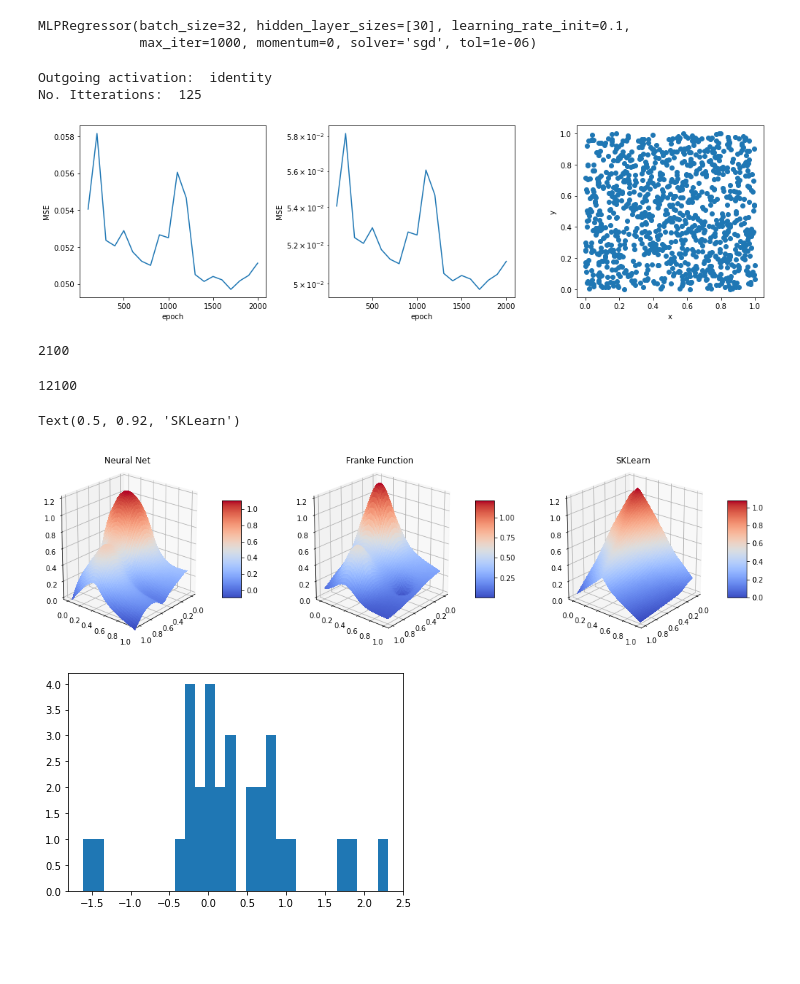
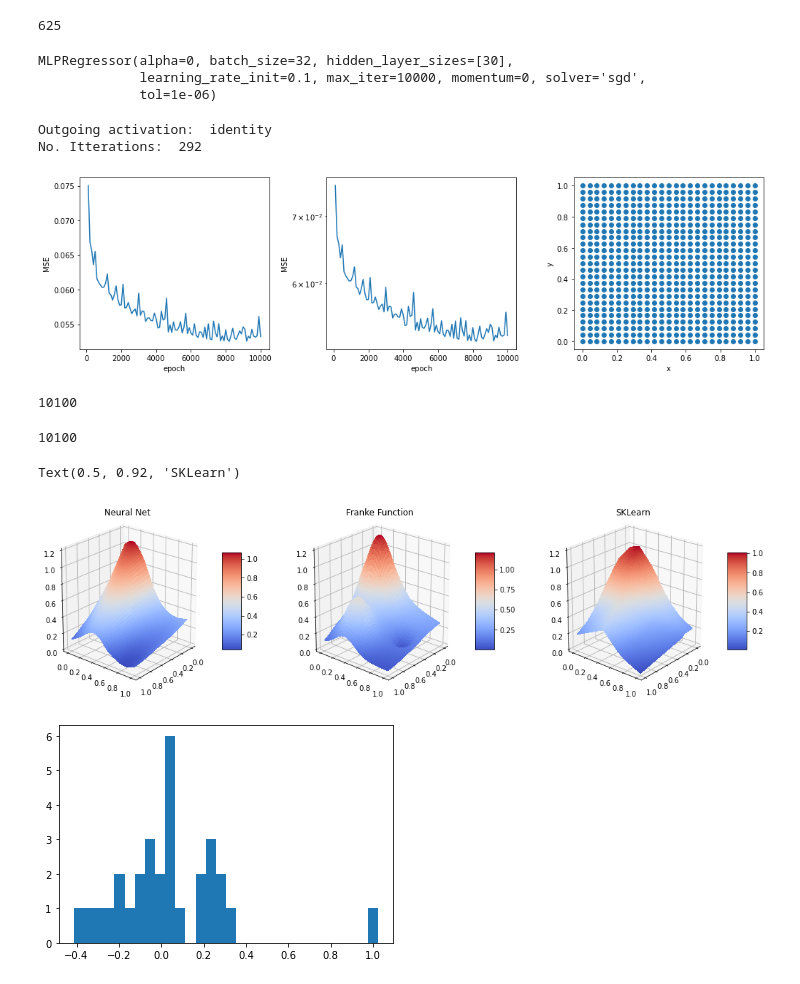
Before and after one commit to nicholaskarlsen/FYS-STK4155, a Jupyter notebook: project_2/notebooks/NN_playground.ipynb, the cells around one changed output. Saved outputs shown, nothing was run; the diff lists cells and outputs as text; code cells hidden in the pictures; blank space fills up the shorter version.

```diff
--- a/project_2/notebooks/NN_playground.ipynb
+++ b/project_2/notebooks/NN_playground.ipynb
@@ -26,7 +31,17 @@ https://scikit-learn.org/stable/modules/neural_networks_supervised.html#tips-on-
 #np.random.seed(2020)
 N = 1000
 
-xy = np.random.uniform(0, 1, (N, 2))
+#xy = np.random.uniform(0, 1, (N, 2))
+resolution = 25
+x = np.linspace(0, 1, resolution)
+y = np.linspace(0, 1, resolution)
+X, Y = np.meshgrid(x, y)
+X_flat, Y_flat = X.flatten(), Y.flatten()
+xy = np.array([X_flat, Y_flat]).T
+
+N = len(xy)
+print(N)
+
 z = FrankeFunction(xy[:, 0], xy[:, 1]) +  np.random.normal(0, 1, N) * 0.2
 z = z.reshape(-1,1)
 
@@ -41,9 +56,11 @@ xy_train, xy_test, z_train, z_test = train_test_split(xy, z, test_size=0.2)
 #scaler.fit(xy_train)
 #xy_train = scaler.transform(xy_train)
 #xy_test = scaler.transform(xy_test)
+# %% [output]
+625
 # %%
 per_loop = 100
-tot_epochs = 2_000
+tot_epochs = 10_000
 num_loops = int(tot_epochs / per_loop)
 
 NN_MSE = np.empty(num_loops)
@@ -55,7 +72,7 @@ FFNN = FeedForwardNeuralNetwork(
     cost=CostFunctions.SquareError,
     activation=ActivationFunctions.ELU,
     activation_out=ActivationFunctions.ID,
-    network_shape=[30],
+    network_shape=[30]
 )
 
 for i in range(num_loops):
@@ -69,21 +86,23 @@ skl_model = MLPRegressor(
     solver = 'sgd',
     batch_size = 32,
     learning_rate_init = 0.1,
-    max_iter = 1_000,
+    max_iter = 10_000,
     tol=1e-6,
     momentum = 0,
-    early_stopping = False
+    early_stopping = False,
+    alpha = 0
 )
 skl_model.fit(xy_train, z_train.flatten())
 # %% [output]
-MLPRegressor(batch_size=32, hidden_layer_sizes=[30], learning_rate_init=0.1,
-             max_iter=1000, momentum=0, solver='sgd', tol=1e-06)
+MLPRegressor(alpha=0, batch_size=32, hidden_layer_sizes=[30],
+             learning_rate_init=0.1, max_iter=10000, momentum=0, solver='sgd',
+             tol=1e-06)
 # %%
 print("Outgoing activation: ",skl_model.out_activation_)
 print("No. Itterations: ", skl_model.n_iter_)
 # %% [output]
 Outgoing activation:  identity
-No. Itterations:  125
+No. Itterations:  292
 # %%
 plt.figure(figsize=(14, 4))
 plt.subplot(131)
@@ -102,7 +121,7 @@ plt.ylabel("y")
 plt.tight_layout()
 plt.show()
 # %% [output]
-[figure, old version]
+[figure, new version]
 # %%
 FFNN.train(N_minibatches=int(500/32), learning_rate=0.01, n_epochs=per_loop)
 print(FFNN.total_epochs)# Predict using our class
@@ -117,7 +136,7 @@ Z_pred = FFNN.predict(XY_flat)
 Z_pred = Z_pred.T.reshape(X.shape) # + z_train_intercept
 Z_Franke = FrankeFunction(X, Y)
 # %% [output]
-2100
+10100
 # %%
 # Predict using Scikit
 z_skl_pred = skl_model.predict(XY_flat)
@@ -125,51 +155,41 @@ z_skl_pred = z_skl_pred.T.reshape(X.shape)
 # %%
-FFNN.train(N_minibatches=int(N/32), learning_rate=0.1, n_epochs=1_000)
+#FFNN.train(N_minibatches=int(N/32), learning_rate=0.1, n_epochs=5_000)
 print(FFNN.total_epochs)# Predict using our class
-resolution = 100
-x = np.linspace(0, 1, resolution)
-y = np.linspace(0, 1, resolution)
-X, Y = np.meshgrid(x, y)
-X_flat, Y_flat = X.flatten(), Y.flatten()
-XY_flat = np.array([X_flat, Y_flat]).T
-#XY_flat_scaled = scaler.fit(XY_flat)
-Z_pred = FFNN.predict(XY_flat)
-Z_pred = Z_pred.T.reshape(X.shape) # + z_train_intercept
-Z_Franke = FrankeFunction(X, Y)
 
 elev = 20
 azim = 40
 
 fig = plt.figure(figsize=(18, 5))
 
 ax = fig.add_subplot(1, 3, 1, projection="3d")
 surf = ax.plot_surface(X, Y, Z_pred, cmap=cm.coolwarm,
                        linewidth=0, antialiased=False)
 ax.view_init(elev=elev, azim=azim)
 fig.colorbar(surf, shrink=0.5, aspect=5)
 ax.set_zlim([0, 1.2])
 ax.set_title("Neural Net")
 
 ax = fig.add_subplot(1, 3, 2, projection="3d")
 surf = ax.plot_surface(X, Y, Z_Franke, cmap=cm.coolwarm,
                        linewidth=0, antialiased=False)
 ax.view_init(elev=elev, azim=azim)
 fig.colorbar(surf, shrink=0.5, aspect=5)
 ax.set_zlim([0, 1.2])
 ax.set_title("Franke Function")
 
 ax = fig.add_subplot(1, 3, 3, projection="3d")
 surf = ax.plot_surface(X, Y, z_skl_pred, cmap=cm.coolwarm,
                        linewidth=0, antialiased=False)
 ax.view_init(elev=elev, azim=azim)
 fig.colorbar(surf, shrink=0.5, aspect=5)
 ax.set_zlim([0, 1.2])
 ax.set_title("SKLearn")
 # %% [output]
-12100
+10100
 Text(0.5, 0.92, 'SKLearn')
-[figure, old version]
+[figure, new version]
 # %%
 plt.hist(FFNN.biases[0], bins=30)
 plt.show()
 # %% [output]
-[figure, old version]
+[figure, new version]
```
Also changed, not shown: parts of 2 cells of this notebook, 19 other files.
